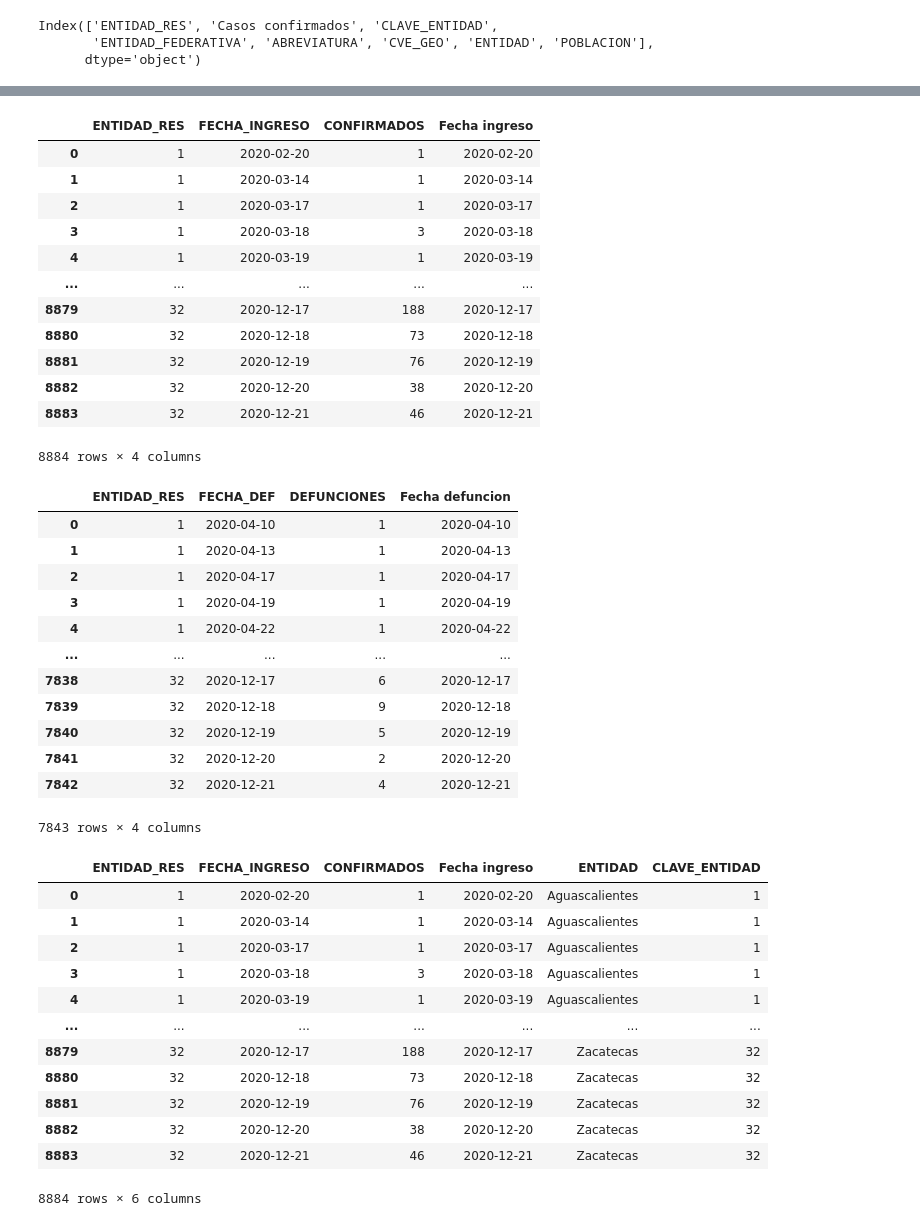
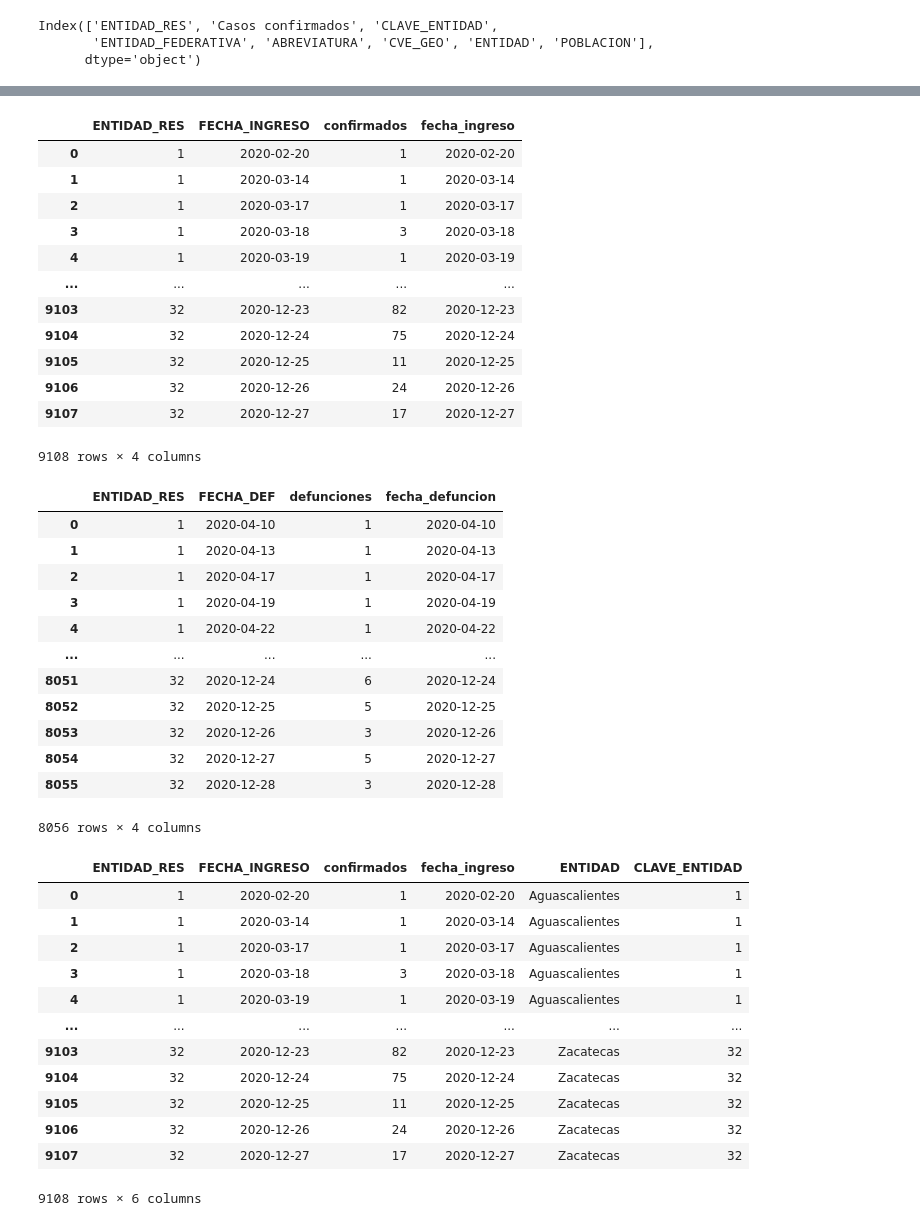
Before and after one commit to Riloro/mexico_covid19_dashboard, a Jupyter notebook: Notebook/covid19_notebook.ipynb, the cells around one changed output, grey strips where cells are left out. Saved outputs shown, nothing was run; the diff lists cells and outputs as text; code cells hidden in the pictures.

```diff
--- a/Notebook/covid19_notebook.ipynb
+++ b/Notebook/covid19_notebook.ipynb
@@ -562,43 +585,43 @@ fig_bar_cases_rate.update_traces(marker = dict(color = "#ff616f"))
 fig_bar_cases_rate.show()
 # %%
 # Groping by state ENTIDAD_RES and FECHA_INGRESO
-confirmados_por_estado_fecha = confirmados.groupby(["ENTIDAD_RES","FECHA_INGRESO"]).size().to_frame("CONFIRMADOS").reset_index()
-confirmados_por_estado_fecha["Fecha ingreso"] = pd.to_datetime(confirmados_por_estado_fecha["FECHA_INGRESO"], format = "%Y-%m-%d")
+confirmados_por_estado_fecha = confirmados.groupby(["ENTIDAD_RES","FECHA_INGRESO"]).size().to_frame("confirmados").reset_index()
+confirmados_por_estado_fecha["fecha_ingreso"] = pd.to_datetime(confirmados_por_estado_fecha["FECHA_INGRESO"], format = "%Y-%m-%d")
 
 
 confirmados_por_estado_fecha
 # %% [output]
-|  | ENTIDAD_RES | FECHA_INGRESO | CONFIRMADOS | Fecha ingreso |
+|  | ENTIDAD_RES | FECHA_INGRESO | confirmados | fecha_ingreso |
 | 0 | 1 | 2020-02-20 | 1 | 2020-02-20 |
 | 1 | 1 | 2020-03-14 | 1 | 2020-03-14 |
 | 2 | 1 | 2020-03-17 | 1 | 2020-03-17 |
 | 3 | 1 | 2020-03-18 | 3 | 2020-03-18 |
 | 4 | 1 | 2020-03-19 | 1 | 2020-03-19 |
 | ... | ... | ... | ... | ... |
-| 8879 | 32 | 2020-12-17 | 188 | 2020-12-17 |
-| 8880 | 32 | 2020-12-18 | 73 | 2020-12-18 |
-| 8881 | 32 | 2020-12-19 | 76 | 2020-12-19 |
-| 8882 | 32 | 2020-12-20 | 38 | 2020-12-20 |
-| 8883 | 32 | 2020-12-21 | 46 | 2020-12-21 |
+| 9103 | 32 | 2020-12-23 | 82 | 2020-12-23 |
+| 9104 | 32 | 2020-12-24 | 75 | 2020-12-24 |
+| 9105 | 32 | 2020-12-25 | 11 | 2020-12-25 |
+| 9106 | 32 | 2020-12-26 | 24 | 2020-12-26 |
+| 9107 | 32 | 2020-12-27 | 17 | 2020-12-27 |
-8884 rows × 4 columns
+9108 rows × 4 columns
 # %%
-defunciones_por_estado_fecha = defunciones.groupby(["ENTIDAD_RES", "FECHA_DEF"]).size().to_frame("DEFUNCIONES").reset_index()
-defunciones_por_estado_fecha["Fecha defuncion"] = pd.to_datetime(defunciones_por_estado_fecha["FECHA_DEF"], format = "%Y-%m-%d")
+defunciones_por_estado_fecha = defunciones.groupby(["ENTIDAD_RES", "FECHA_DEF"]).size().to_frame("defunciones").reset_index()
+defunciones_por_estado_fecha["fecha_defuncion"] = pd.to_datetime(defunciones_por_estado_fecha["FECHA_DEF"], format = "%Y-%m-%d")
 defunciones_por_estado_fecha
 # %% [output]
-|  | ENTIDAD_RES | FECHA_DEF | DEFUNCIONES | Fecha defuncion |
+|  | ENTIDAD_RES | FECHA_DEF | defunciones | fecha_defuncion |
 | 0 | 1 | 2020-04-10 | 1 | 2020-04-10 |
 | 1 | 1 | 2020-04-13 | 1 | 2020-04-13 |
 | 2 | 1 | 2020-04-17 | 1 | 2020-04-17 |
 | 3 | 1 | 2020-04-19 | 1 | 2020-04-19 |
 | 4 | 1 | 2020-04-22 | 1 | 2020-04-22 |
 | ... | ... | ... | ... | ... |
-| 7838 | 32 | 2020-12-17 | 6 | 2020-12-17 |
-| 7839 | 32 | 2020-12-18 | 9 | 2020-12-18 |
-| 7840 | 32 | 2020-12-19 | 5 | 2020-12-19 |
-| 7841 | 32 | 2020-12-20 | 2 | 2020-12-20 |
-| 7842 | 32 | 2020-12-21 | 4 | 2020-12-21 |
+| 8051 | 32 | 2020-12-24 | 6 | 2020-12-24 |
+| 8052 | 32 | 2020-12-25 | 5 | 2020-12-25 |
+| 8053 | 32 | 2020-12-26 | 3 | 2020-12-26 |
+| 8054 | 32 | 2020-12-27 | 5 | 2020-12-27 |
+| 8055 | 32 | 2020-12-28 | 3 | 2020-12-28 |
-7843 rows × 4 columns
+8056 rows × 4 columns
 # %%
 entidad_clave = datos_por_estado["ENTIDAD"].to_frame()
 entidad_clave["CLAVE_ENTIDAD"] = datos_por_estado["CLAVE_ENTIDAD"]
@@ -606,19 +629,19 @@ entidad_clave["CLAVE_ENTIDAD"] = datos_por_estado["CLAVE_ENTIDAD"]
 confirmados_por_estado_fecha_clave = pd.merge(confirmados_por_estado_fecha, entidad_clave, how = "left", left_on = "ENTIDAD_RES", right_on = "CLAVE_ENTIDAD")
 confirmados_por_estado_fecha_clave
 # %% [output]
-|  | ENTIDAD_RES | FECHA_INGRESO | CONFIRMADOS | Fecha ingreso | ENTIDAD | CLAVE_ENTIDAD |
+|  | ENTIDAD_RES | FECHA_INGRESO | confirmados | fecha_ingreso | ENTIDAD | CLAVE_ENTIDAD |
 | 0 | 1 | 2020-02-20 | 1 | 2020-02-20 | Aguascalientes | 1 |
 | 1 | 1 | 2020-03-14 | 1 | 2020-03-14 | Aguascalientes | 1 |
 | 2 | 1 | 2020-03-17 | 1 | 2020-03-17 | Aguascalientes | 1 |
 | 3 | 1 | 2020-03-18 | 3 | 2020-03-18 | Aguascalientes | 1 |
 | 4 | 1 | 2020-03-19 | 1 | 2020-03-19 | Aguascalientes | 1 |
 | ... | ... | ... | ... | ... | ... | ... |
-| 8879 | 32 | 2020-12-17 | 188 | 2020-12-17 | Zacatecas | 32 |
-| 8880 | 32 | 2020-12-18 | 73 | 2020-12-18 | Zacatecas | 32 |
-| 8881 | 32 | 2020-12-19 | 76 | 2020-12-19 | Zacatecas | 32 |
-| 8882 | 32 | 2020-12-20 | 38 | 2020-12-20 | Zacatecas | 32 |
-| 8883 | 32 | 2020-12-21 | 46 | 2020-12-21 | Zacatecas | 32 |
+| 9103 | 32 | 2020-12-23 | 82 | 2020-12-23 | Zacatecas | 32 |
+| 9104 | 32 | 2020-12-24 | 75 | 2020-12-24 | Zacatecas | 32 |
+| 9105 | 32 | 2020-12-25 | 11 | 2020-12-25 | Zacatecas | 32 |
+| 9106 | 32 | 2020-12-26 | 24 | 2020-12-26 | Zacatecas | 32 |
+| 9107 | 32 | 2020-12-27 | 17 | 2020-12-27 | Zacatecas | 32 |
-8884 rows × 6 columns
+9108 rows × 6 columns
 # %%
 # Merge betweem entidad_clave and defunciones_por_estado_fecha
 defunciones_por_estado_fecha_clave = pd.merge(defunciones_por_estado_fecha, entidad_clave, how = "left", left_on = "ENTIDAD_RES", right_on = "CLAVE_ENTIDAD")
```
Also changed, not shown: parts of 34 cells of this notebook.
